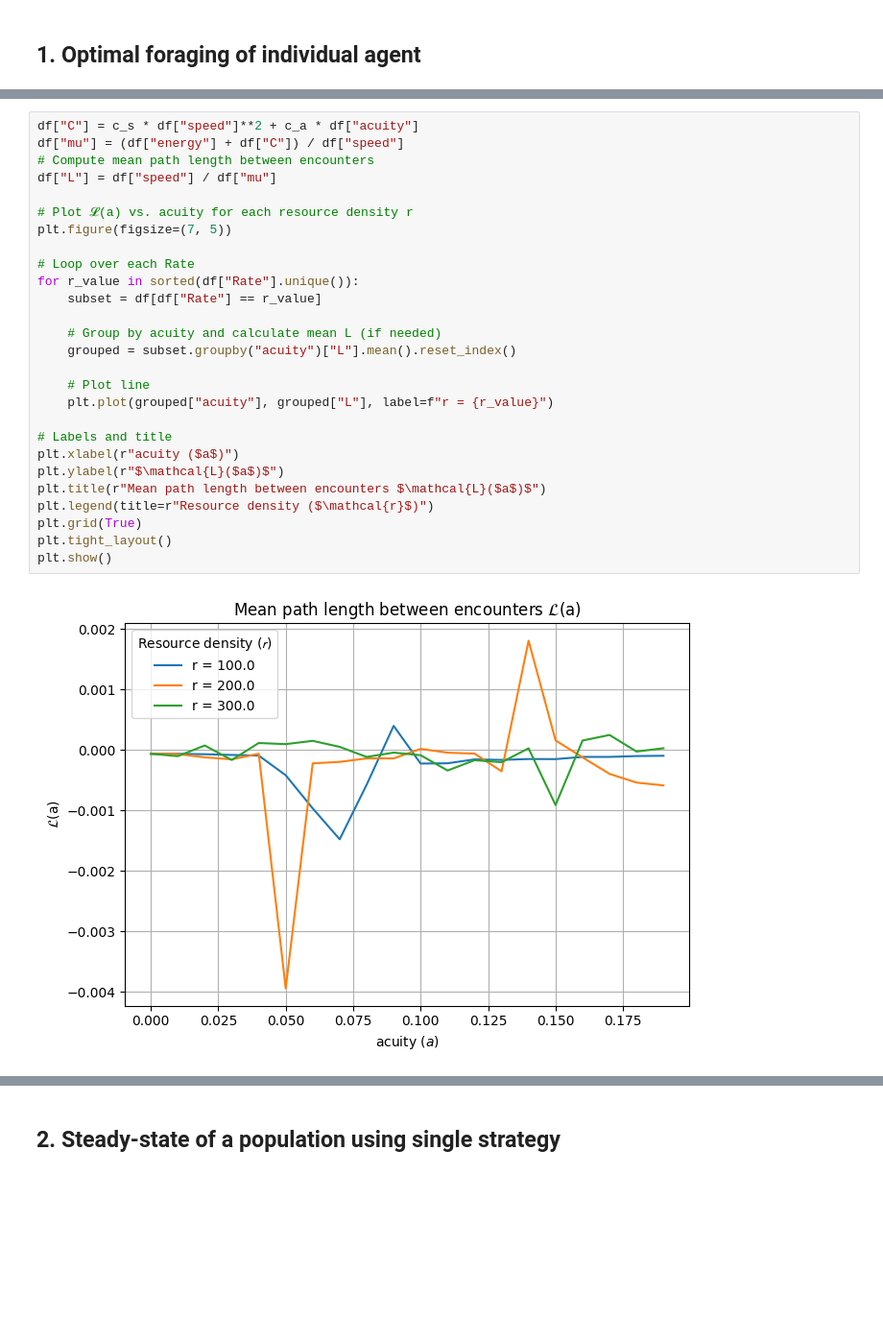
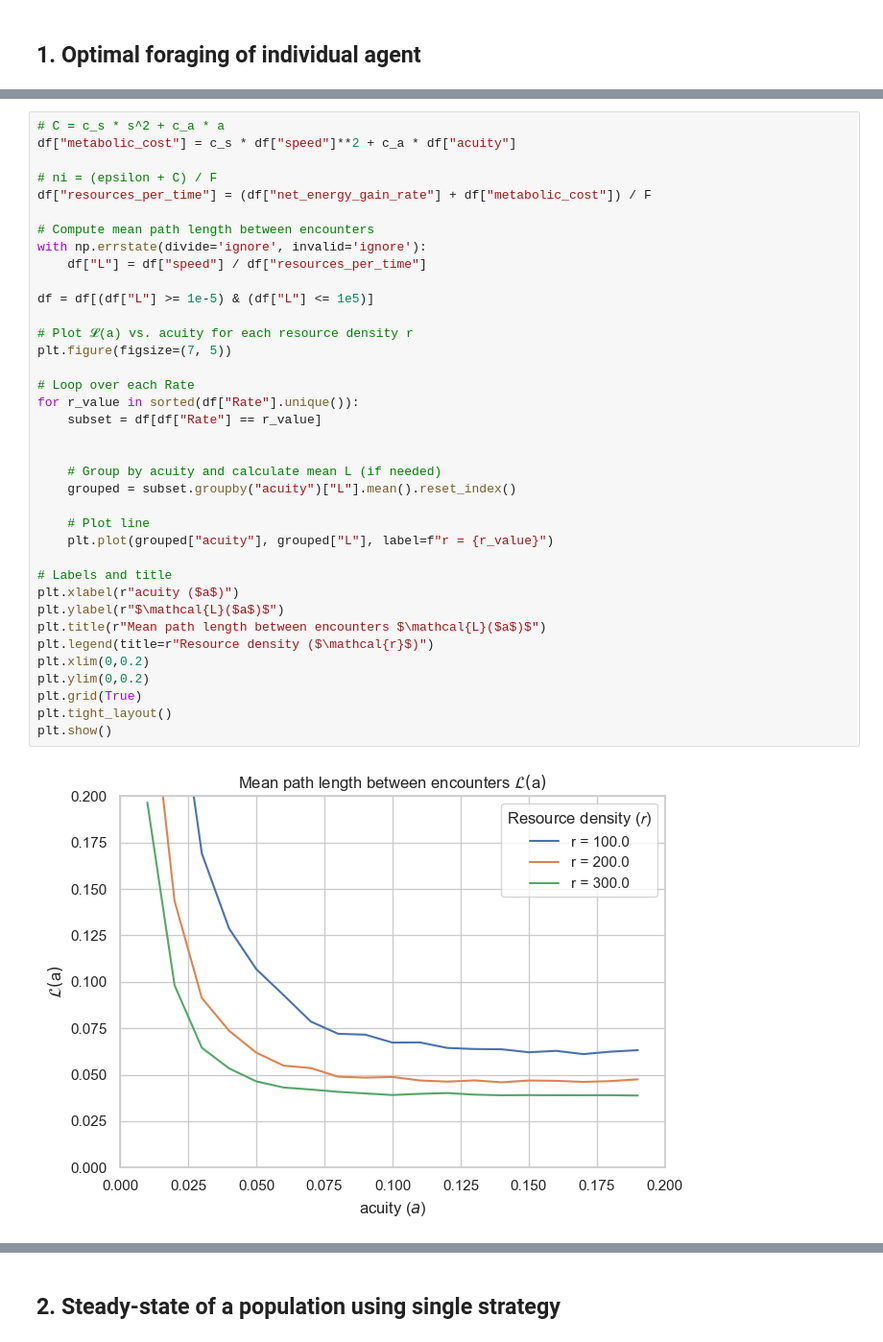
Before and after one commit to PrometheosFire/foraging-sim, a Jupyter notebook: evaluation/results.ipynb, the cells around one changed output, grey strips where cells are left out. Shown at 96% size. Saved outputs shown, nothing was run; the diff lists cells and outputs as text; blank space fills up the shorter version.

```diff
--- a/evaluation/results.ipynb
+++ b/evaluation/results.ipynb
@@ -67,29 +110,39 @@ for r_value in r_values:
 # %%
-df["C"] = c_s * df["speed"]**2 + c_a * df["acuity"]
-df["mu"] = (df["energy"] + df["C"]) / df["speed"]
+# C = c_s * s^2 + c_a * a
+df["metabolic_cost"] = c_s * df["speed"]**2 + c_a * df["acuity"]
+
+# ni = (epsilon + C) / F
+df["resources_per_time"] = (df["net_energy_gain_rate"] + df["metabolic_cost"]) / F
+
 # Compute mean path length between encounters
-df["L"] = df["speed"] / df["mu"]
+with np.errstate(divide='ignore', invalid='ignore'):
+    df["L"] = df["speed"] / df["resources_per_time"]
+
+df = df[(df["L"] >= 1e-5) & (df["L"] <= 1e5)]
 
 # Plot 𝓛(a) vs. acuity for each resource density r
 plt.figure(figsize=(7, 5))
 
 # Loop over each Rate
 for r_value in sorted(df["Rate"].unique()):
     subset = df[df["Rate"] == r_value]
+
 
     # Group by acuity and calculate mean L (if needed)
     grouped = subset.groupby("acuity")["L"].mean().reset_index()
 
     # Plot line
     plt.plot(grouped["acuity"], grouped["L"], label=f"r = {r_value}")
 
 # Labels and title
 plt.xlabel(r"acuity ($a$)")
 plt.ylabel(r"$\mathcal{L}($a$)$")
 plt.title(r"Mean path length between encounters $\mathcal{L}($a$)$")
 plt.legend(title=r"Resource density ($\mathcal{r}$)")
+plt.xlim(0,0.2)
+plt.ylim(0,0.2)
 plt.grid(True)
 plt.tight_layout()
 plt.show()
 # %% [output]
-[figure, old version]
+[figure, new version]
```
Also changed, not shown: parts of 15 cells of this notebook.
